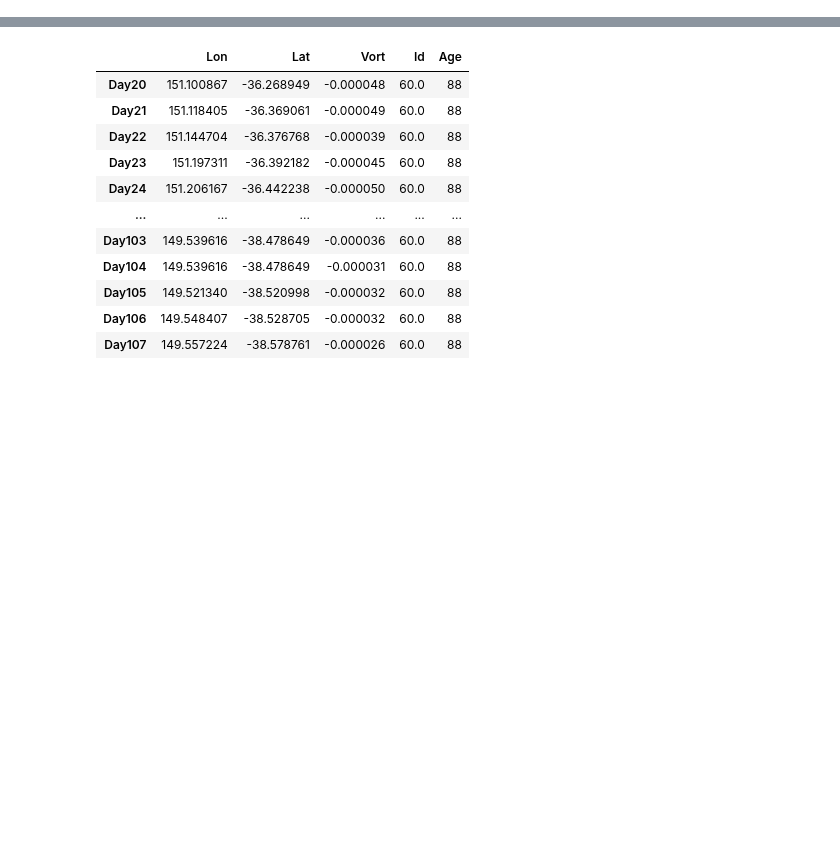
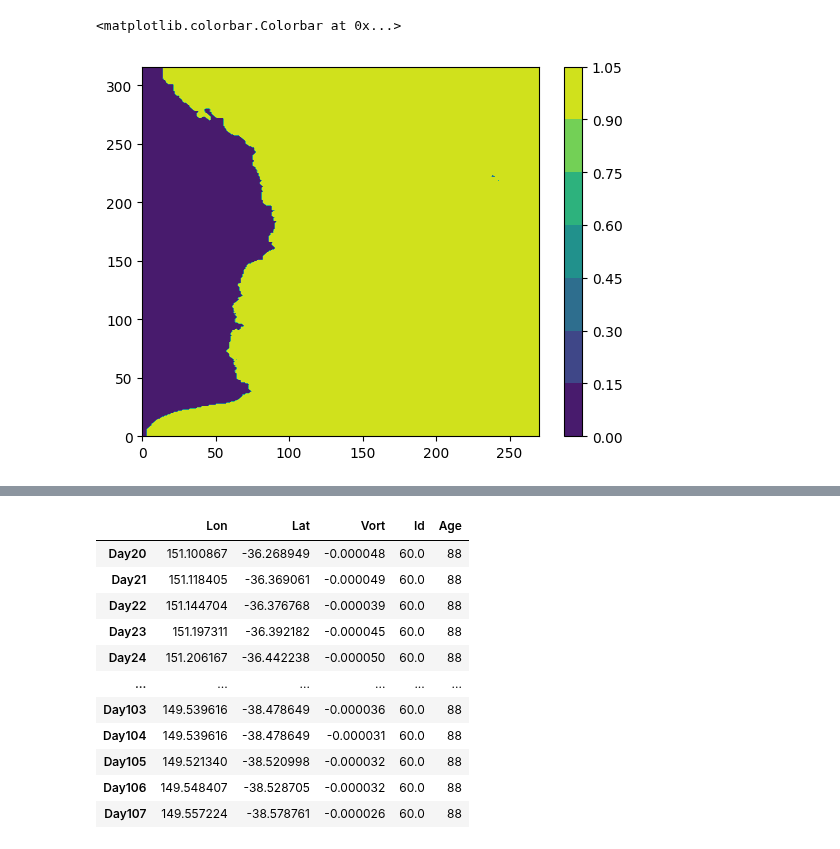
Before and after one commit to regdowse/UNSW-MRes, a Jupyter notebook: MRes/Climatology/Climatology_DayPlot.ipynb, the cells around one changed output, grey strips where cells are left out. Cells and saved outputs as stored; diff of their text form; code cells hidden in the pictures; blank space fills up the shorter version.

```diff
--- a/MRes/Climatology/Climatology_DayPlot.ipynb
+++ b/MRes/Climatology/Climatology_DayPlot.ipynb
@@ -38,3 +38,9 @@ lat_rho  = dataset.variables['lat_rho']
 lat_rho = np.transpose(lat_rho, axes=(1, 0))
 h = dataset.variables['h']
 h = np.transpose(h, (1, 0))
+# %%
+plt.contourf(mask_u)
+plt.colorbar()
+# %% [output]
+<matplotlib.colorbar.Colorbar at 0x...>
+[figure, added]
```
Also changed, not shown: parts of 2 cells of this notebook, 3 other files.
